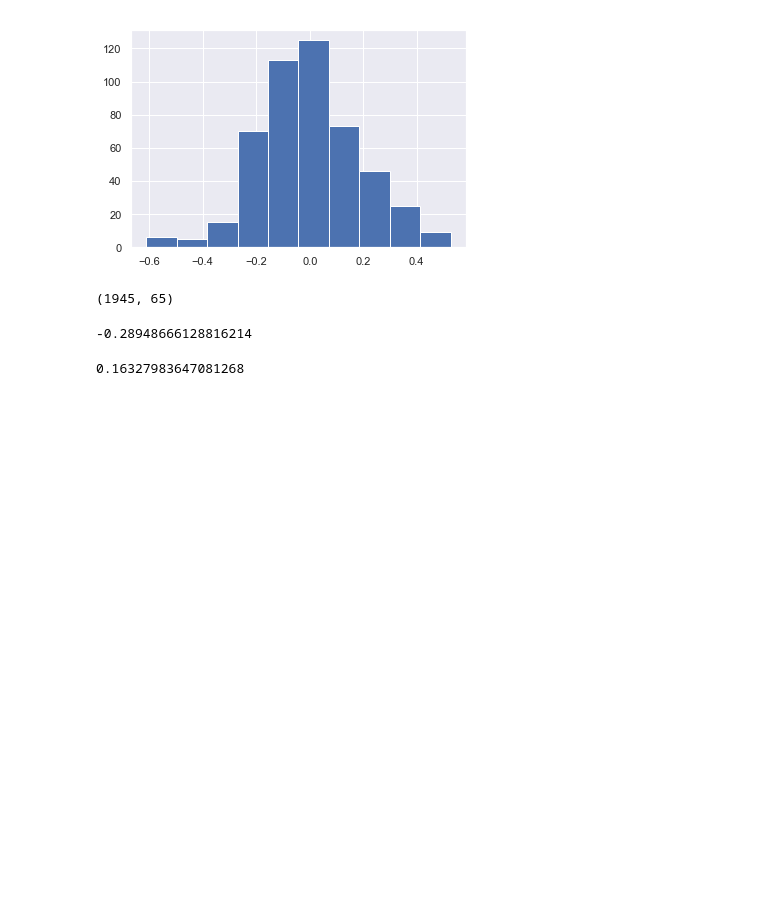
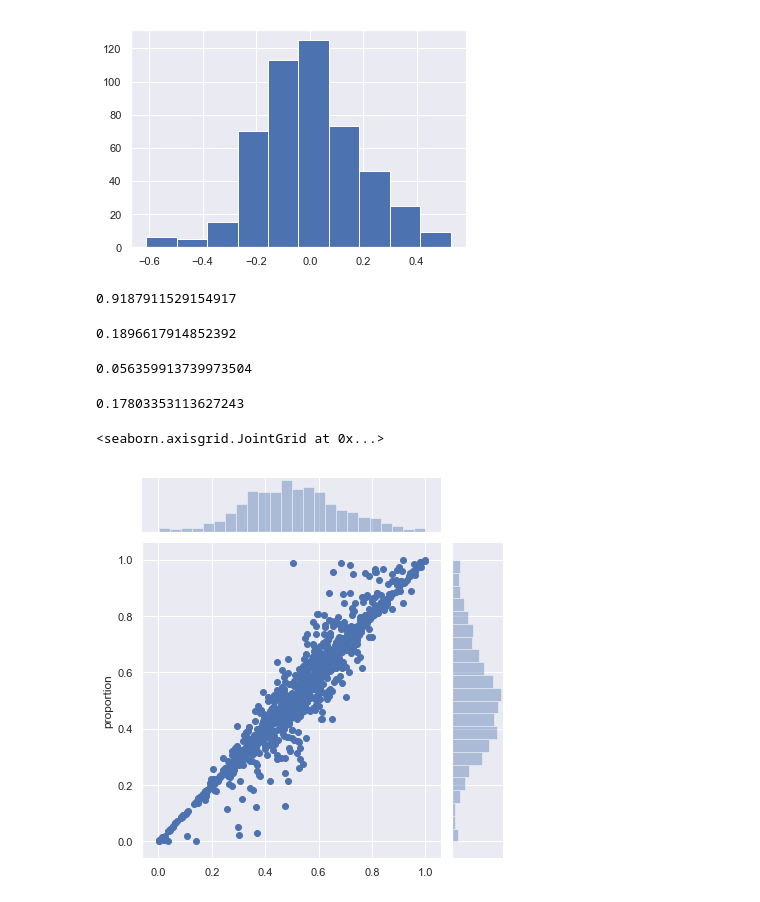
Before and after one commit to maddyobrienjones/project_luther, a Jupyter notebook: poly_model.ipynb, the cells around one changed output. Drawn from its saved outputs; the diff is of its cells as text; code cells hidden in the pictures; blank space fills up the shorter version.

```diff
--- a/poly_model.ipynb
+++ b/poly_model.ipynb
@@ -201,16 +201,27 @@ plt.hist(resl)
  <a list of 10 Patch objects>)
 [figure]
 # %%
-X_train = pd.concat([pd.DataFrame(X_train), pd.DataFrame(X_val)], axis=0)
-y_train = pd.concat([pd.DataFrame(y_train), pd.DataFrame(y_val)], axis=0)
-X_train.shape
+# X_train = pd.concat([pd.DataFrame(X_train), pd.DataFrame(X_val)], axis=0)
+# y_train = pd.concat([pd.DataFrame(y_train), pd.DataFrame(y_val)], axis=0)
+# X_train.shape
-# %% [output]
-(1945, 65)
 # %%
 r.score(poly3.fit_transform(X_train),y_train)
 # %% [output]
--0.28948666128816214
+0.9187911529154917
 # %%
 l.score(poly3.fit_transform(X_train),y_train)
 # %% [output]
-0.16327983647081268
+0.1896617914852392
+# %%
+RMSE(r.predict(poly3.fit_transform(X_train)),y_train)
+# %% [output]
+0.056359913739973504
+# %%
+RMSE(l.predict(poly3.fit_transform(X_train)),y_train)
+# %% [output]
+0.17803353113627243
+# %%
+sns.jointplot(r.predict(poly3.fit_transform(X_train)),y_train)
+# %% [output]
+<seaborn.axisgrid.JointGrid at 0x...>
+[figure, added]
```
Also changed, not shown: parts of 5 cells of this notebook, 4 other files.
